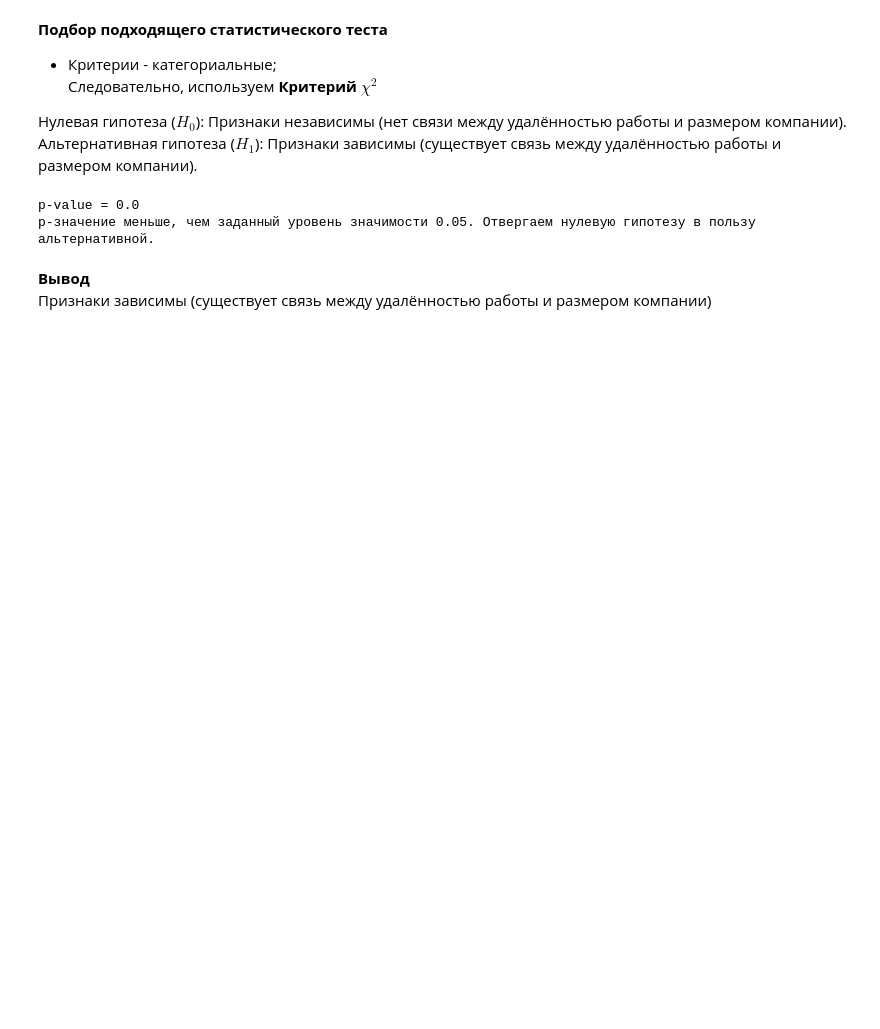
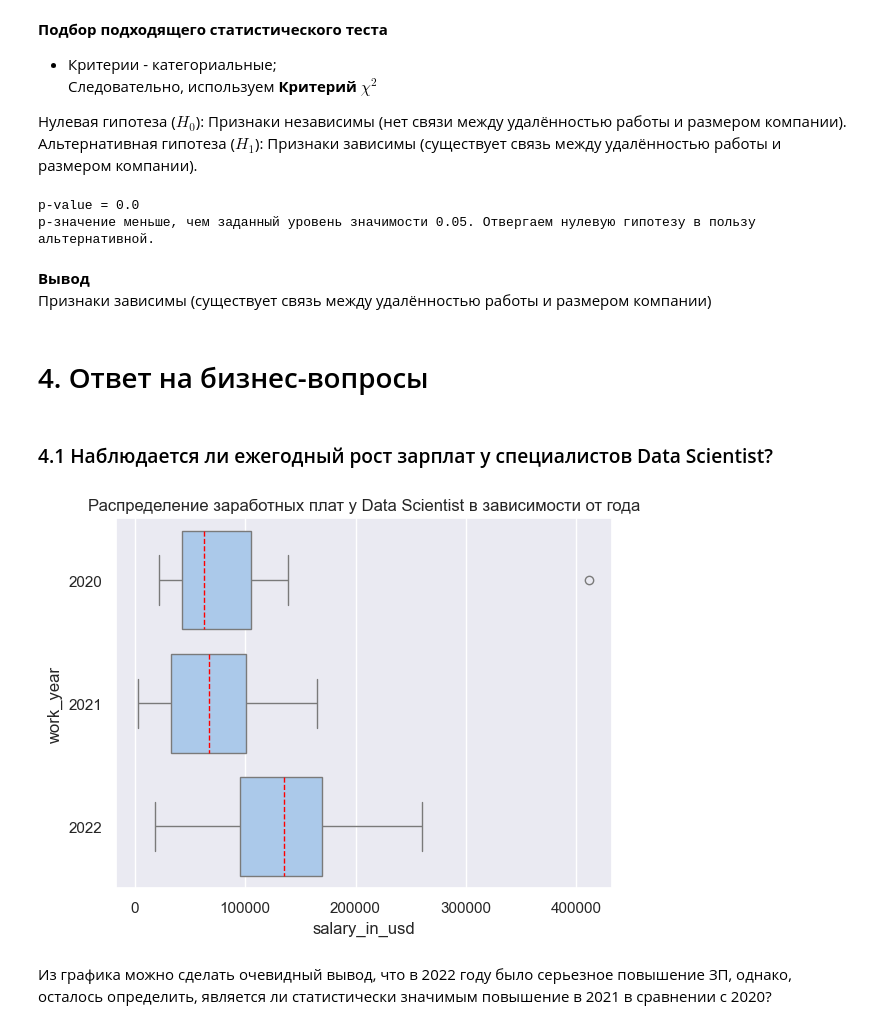
Before and after one commit to marioitti1/HR_EDA_Statistic, a Jupyter notebook: Statisctic_tests.ipynb, the cells around one changed output. Drawn from its saved outputs; the diff is of its cells as text; code cells hidden in the pictures; blank space fills up the shorter version.

```diff
--- a/Statisctic_tests.ipynb
+++ b/Statisctic_tests.ipynb
@@ -568,3 +568,18 @@ p-значение меньше, чем заданный уровень знач
 # %% [markdown]
 **Вывод**
 Признаки зависимы (существует связь между удалённостью работы и размером компании)
+# %% [markdown]
+# 4. Ответ на бизнес-вопросы
+# %% [markdown]
+### 4.1 Наблюдается ли ежегодный рост зарплат у специалистов Data Scientist?
+# %%
+# Отбор только тех ячеек, в которых вакансия - Data Scientist
+data_scientist = data[data['job_title'] == 'Data Scientist']
+
+ax = sns.boxplot(data_scientist, x='salary_in_usd', y='work_year', orient='h', medianprops={'color': 'red', 'linestyle': '--'})
+ax.set_title('Распределение заработных плат у Data Scientist в зависимости от года')
+plt.show()
+# %% [output]
+[figure, added]
+# %% [markdown]
+Из графика можно сделать очевидный вывод, что в 2022 году было серьезное повышение ЗП, однако, осталось определить, является ли статистически значимым повышение в 2021 в сравнении с 2020?
```
Also changed, not shown: parts of 27 cells of this notebook.
